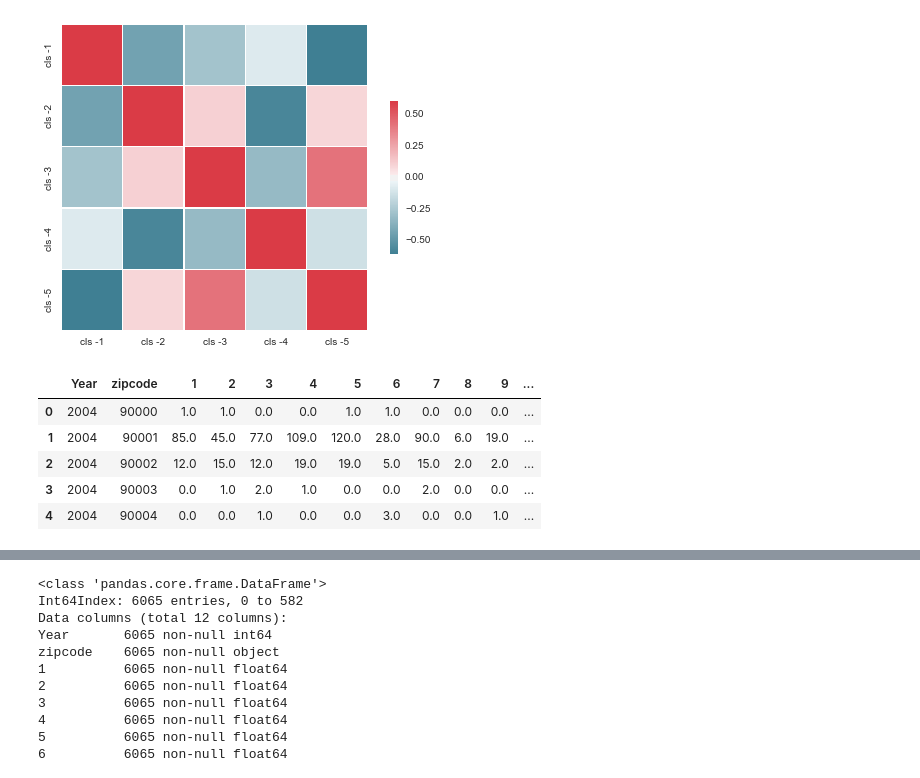
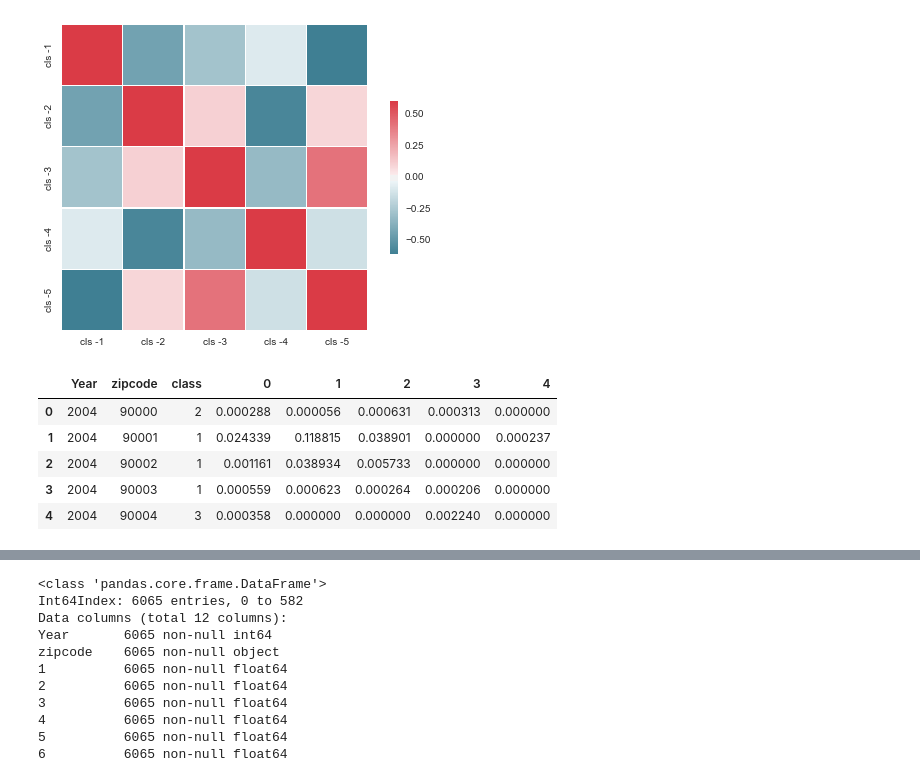
Before and after one commit to livenb/crime_prediction, a Jupyter notebook: compare_city.ipynb, the cells around one changed output, grey strips where cells are left out. Cells and saved outputs as stored; diff of their text form; code cells hidden in the pictures.

```diff
--- a/compare_city.ipynb
+++ b/compare_city.ipynb
@@ -117,7 +117,10 @@ def nmf_pipline(df, k=5):
     plot_bars(X_class, years, className)
     plot_corr_mat(X_class, className)
     plt.show()
-    return model
+    droplst = [str(x) for x in range(1, 11)]
+    new_df = new_df.drop(droplst, axis=1)
+    new_df = pd.concat((new_df, pd.DataFrame(W)), axis=1)
+    return model, new_df
 
 def plot_bars(data, years, className):
     pd.DataFrame(data, columns=className).plot.bar(stacked=True)
@@ -161,18 +164,18 @@ def plot_corr_mat(data, className):
                 square=True, xticklabels=className, yticklabels=className,
                 linewidths=.5, cbar_kws={"shrink": .5}, ax=ax)
 # %%
-lanmf = nmf_pipline(ladf)
+lanmf, la_newdf = nmf_pipline(ladf)
 # %% [output]
 [figure]
 [figure]
 [figure]
 [figure]
 # %%
-layr.head()
+la_newdf.head()
 # %% [output]
-|  | Year | zipcode | 1 | 2 | 3 | 4 | 5 | 6 | 7 | 8 | 9 | ... |
-| 0 | 2004 | 90000 | 1.0 | 1.0 | 0.0 | 0.0 | 1.0 | 1.0 | 0.0 | 0.0 | 0.0 | ... |
-| 1 | 2004 | 90001 | 85.0 | 45.0 | 77.0 | 109.0 | 120.0 | 28.0 | 90.0 | 6.0 | 19.0 | ... |
-| 2 | 2004 | 90002 | 12.0 | 15.0 | 12.0 | 19.0 | 19.0 | 5.0 | 15.0 | 2.0 | 2.0 | ... |
-| 3 | 2004 | 90003 | 0.0 | 1.0 | 2.0 | 1.0 | 0.0 | 0.0 | 2.0 | 0.0 | 0.0 | ... |
-| 4 | 2004 | 90004 | 0.0 | 0.0 | 1.0 | 0.0 | 0.0 | 3.0 | 0.0 | 0.0 | 1.0 | ... |
+|  | Year | zipcode | class | 0 | 1 | 2 | 3 | 4 |
+| 0 | 2004 | 90000 | 2 | 0.000288 | 0.000056 | 0.000631 | 0.000313 | 0.000000 |
+| 1 | 2004 | 90001 | 1 | 0.024339 | 0.118815 | 0.038901 | 0.000000 | 0.000237 |
+| 2 | 2004 | 90002 | 1 | 0.001161 | 0.038934 | 0.005733 | 0.000000 | 0.000000 |
+| 3 | 2004 | 90003 | 1 | 0.000559 | 0.000623 | 0.000264 | 0.000206 | 0.000000 |
+| 4 | 2004 | 90004 | 3 | 0.000358 | 0.000000 | 0.000000 | 0.002240 | 0.000000 |
```
Also changed, not shown: parts of 7 cells of this notebook, 15 other files.
